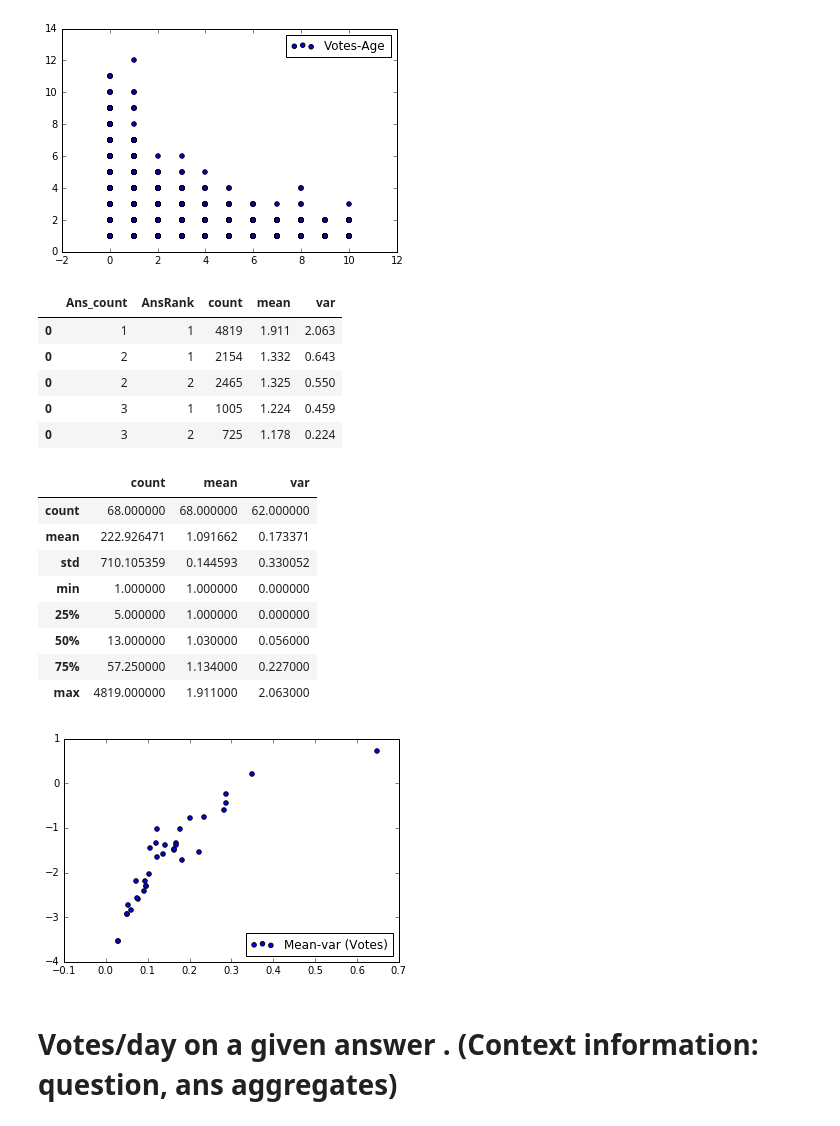
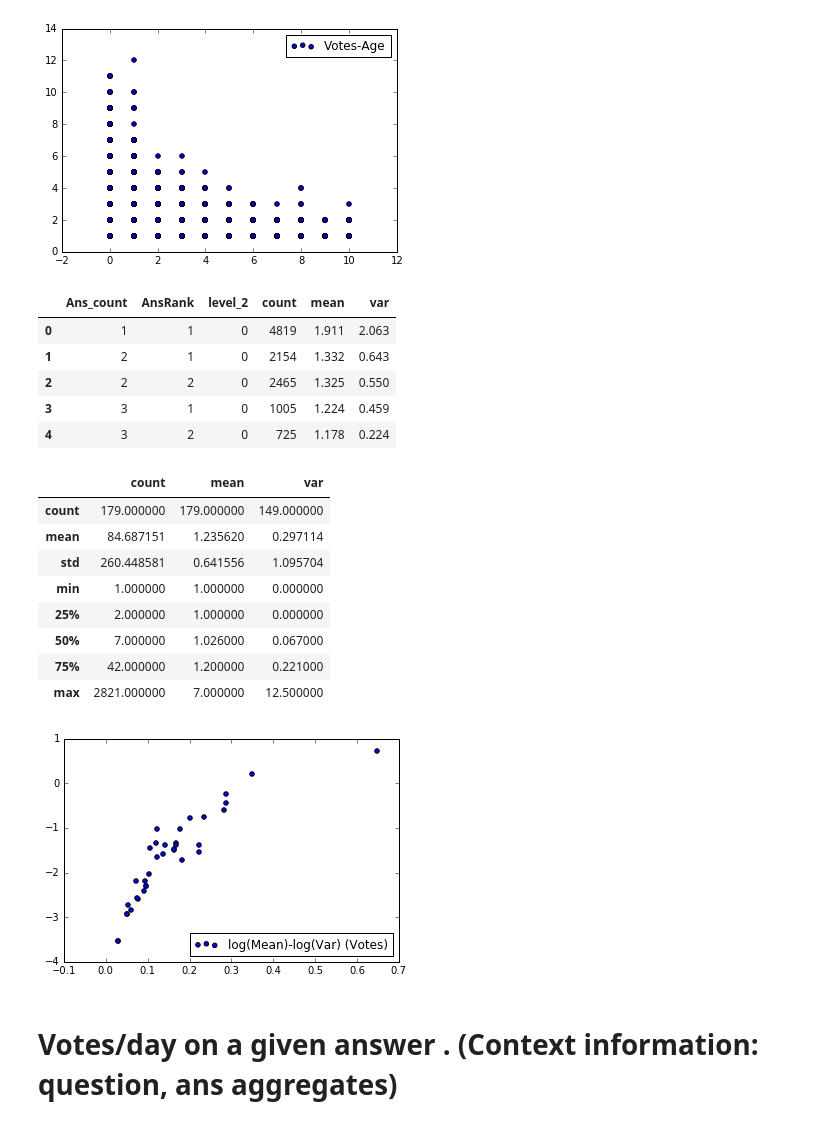
Before and after one commit to JoelDan192/Predictive-model-for-the-voting-system-in-SE-network, a Jupyter notebook: spanish_site/Regression_AnsVotes.ipynb, the cells around one changed output. Saved outputs shown, nothing was run; the diff lists cells and outputs as text; code cells hidden in the pictures.

```diff
--- a/spanish_site/Regression_AnsVotes.ipynb
+++ b/spanish_site/Regression_AnsVotes.ipynb
@@ -114,11 +104,21 @@ votes_complete[['ReScore','QReScore','Pbias','EPbias']].describe()
 # %% [markdown]
 ## Making Groups
 # %%
-qtls = votes_complete['Age_vot'].quantile([0,.25,.5,.75,1.0]).values
-age_groups = dict(zip(zip(qtls,qtls[1:]),[e for e in range(len(zip(qtls,qtls[1:])))]))
-def get_age_group(age):
-    for l,u in age_groups:
-        if l<=age and age<=u:
-            return age_groups[(l,u)]
+from functools import partial
+
+votes_complete['Reputation'] = votes_complete['VotRcvQ'] + votes_complete['VotRcvAns']
+qtls_age = votes_complete['Age_vot'].quantile([0,.25,.5,.75,1.0]).values
+age_groups = dict(zip(zip(qtls_age,qtls_age[1:]),[e for e in range(len(zip(qtls_age,qtls_age[1:])))]))
+
+qtls_rep = votes_complete['Reputation'].quantile([0,.25,.5,.75,1.0]).values
+rep_groups = dict(zip(zip(qtls_rep,qtls_rep[1:]),[e for e in range(len(zip(qtls_rep,qtls_rep[1:])))]))
+
+def get_group(intervals,pred):
+    for l,u in intervals:
+        if l<=pred and pred<=u:
+            return intervals[(l,u)]
+get_age_group = partial(get_group,age_groups)
+get_rep_group = partial(get_group,rep_groups)
 # %%
 votes_complete['Age_group'] = votes_complete['Age_vot'].apply(get_age_group)
+votes_complete['Rep_group'] = votes_complete['Reputation'].apply(get_rep_group)
@@ -141,30 +141,30 @@ plt.show()
 [figure]
 # %%
 ff1 = lambda df: pd.DataFrame(dict(zip(['mean','var','count'],[[e] for e in np.around([df['Votes'].mean(),df['Votes'].var(),df['Votes'].count()],decimals=3)])))
-mean_var_v = votes_complete.groupby(['Ans_count','AnsRank']).apply(ff1).reset_index(level=[0,1],drop=False)
+mean_var_v = votes_complete.groupby(['Ans_count','AnsRank']).apply(ff1).reset_index(level=[0,1,2],drop=False)
 mean_var_v.head()
 # %% [output]
-|  | Ans_count | AnsRank | count | mean | var |
-| 0 | 1 | 1 | 4819 | 1.911 | 2.063 |
-| 0 | 2 | 1 | 2154 | 1.332 | 0.643 |
-| 0 | 2 | 2 | 2465 | 1.325 | 0.550 |
-| 0 | 3 | 1 | 1005 | 1.224 | 0.459 |
-| 0 | 3 | 2 | 725 | 1.178 | 0.224 |
+|  | Ans_count | AnsRank | level_2 | count | mean | var |
+| 0 | 1 | 1 | 0 | 4819 | 1.911 | 2.063 |
+| 1 | 2 | 1 | 0 | 2154 | 1.332 | 0.643 |
+| 2 | 2 | 2 | 0 | 2465 | 1.325 | 0.550 |
+| 3 | 3 | 1 | 0 | 1005 | 1.224 | 0.459 |
+| 4 | 3 | 2 | 0 | 725 | 1.178 | 0.224 |
 # %%
 mean_var_v[['count','mean','var']].describe()
 # %% [output]
 |  | count | mean | var |
-| count | 68.000000 | 68.000000 | 62.000000 |
-| mean | 222.926471 | 1.091662 | 0.173371 |
-| std | 710.105359 | 0.144593 | 0.330052 |
+| count | 179.000000 | 179.000000 | 149.000000 |
+| mean | 84.687151 | 1.235620 | 0.297114 |
+| std | 260.448581 | 0.641556 | 1.095704 |
 | min | 1.000000 | 1.000000 | 0.000000 |
-| 25% | 5.000000 | 1.000000 | 0.000000 |
-| 50% | 13.000000 | 1.030000 | 0.056000 |
-| 75% | 57.250000 | 1.134000 | 0.227000 |
-| max | 4819.000000 | 1.911000 | 2.063000 |
+| 25% | 2.000000 | 1.000000 | 0.000000 |
+| 50% | 7.000000 | 1.026000 | 0.067000 |
+| 75% | 42.000000 | 1.200000 | 0.221000 |
+| max | 2821.000000 | 7.000000 | 12.500000 |
 # %%
-plt.scatter(np.log(mean_var_v[mean_var_v['count']>=5]['mean']),np.log(mean_var_v[mean_var_v['count']>=5]['var']),label='Mean-var (Votes)')
+plt.scatter(np.log(mean_var_v[mean_var_v['count']>=2]['mean']), np.log(mean_var_v[mean_var_v['count']>=2]['var']),label='log(Mean)-log(Var) (Votes)')
 plt.legend(loc='lower right')
 plt.show()
 # %% [output]
-[figure, old version]
+[figure, new version]
```
Also changed, not shown: parts of 13 cells of this notebook.
